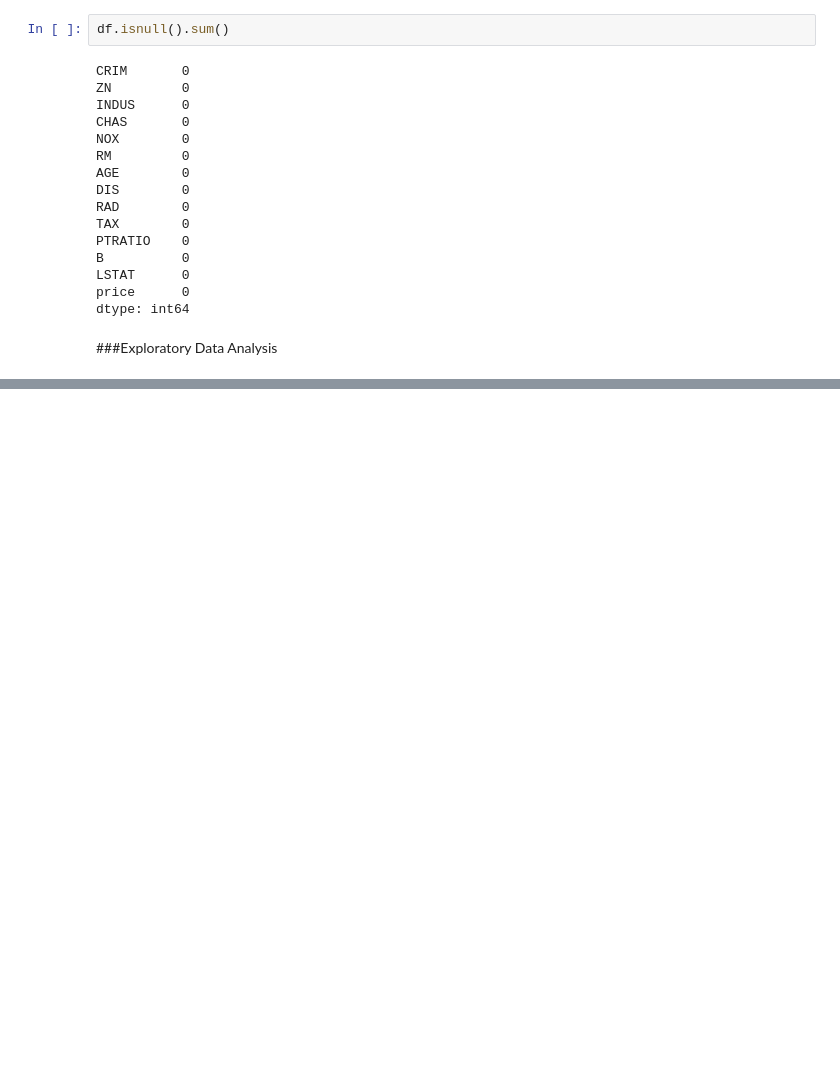
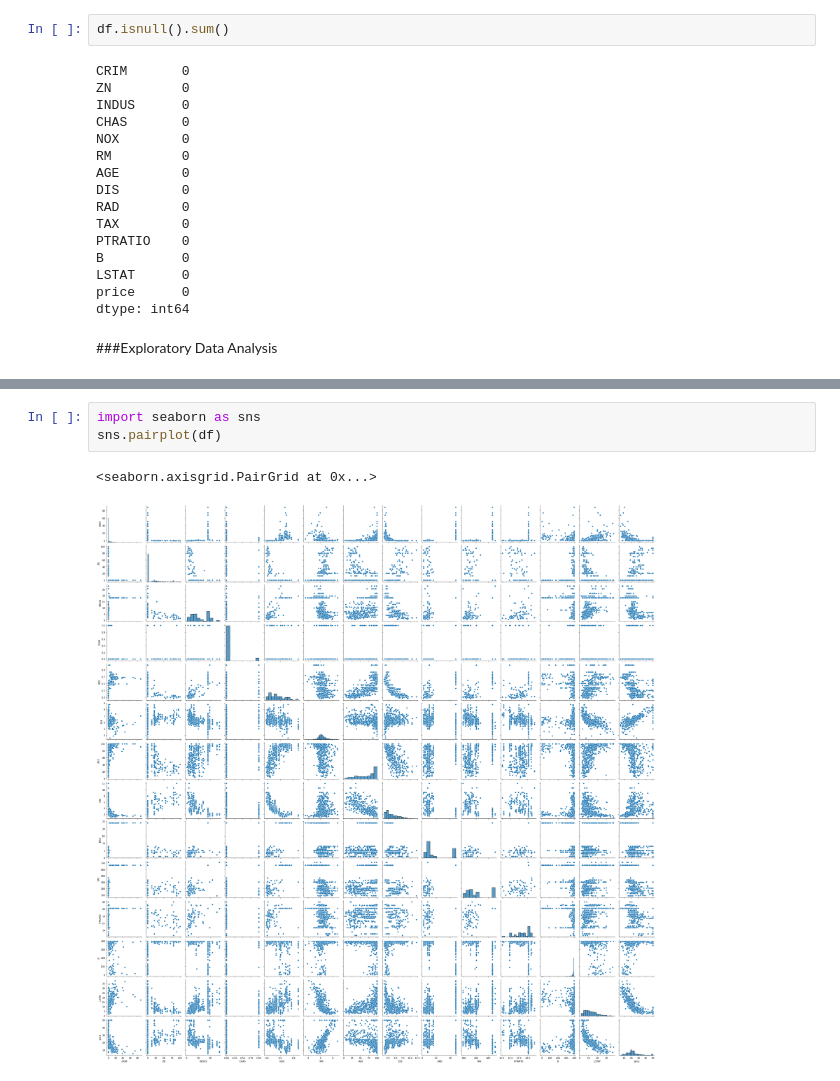
Before and after one commit to Ryder-07/30-Days-of-ML, a Jupyter notebook: linear_regression_1.ipynb, the cells around one changed output, grey strips where cells are left out. Saved outputs shown, nothing was run; the diff lists cells and outputs as text; blank space fills up the shorter version.

```diff
--- a/linear_regression_1.ipynb
+++ b/linear_regression_1.ipynb
@@ -149,3 +149,9 @@ df.corr()
 | B | -0.385064 | 0.175520 | -0.356977 | 0.048788 | -0.380051 | 0.128069 | -0.273534 | 0.291512 | -0.444413 | -0.441808 | -0.177383 | ... |
 | LSTAT | 0.455621 | -0.412995 | 0.603800 | -0.053929 | 0.590879 | -0.613808 | 0.602339 | -0.496996 | 0.488676 | 0.543993 | 0.374044 | ... |
 | price | -0.388305 | 0.360445 | -0.483725 | 0.175260 | -0.427321 | 0.695360 | -0.376955 | 0.249929 | -0.381626 | -0.468536 | -0.507787 | ... |
+# %%
+import seaborn as sns
+sns.pairplot(df)
+# %% [output]
+<seaborn.axisgrid.PairGrid at 0x...>
+[figure, added]
```
Also changed, not shown: parts of 37 cells of this notebook.
